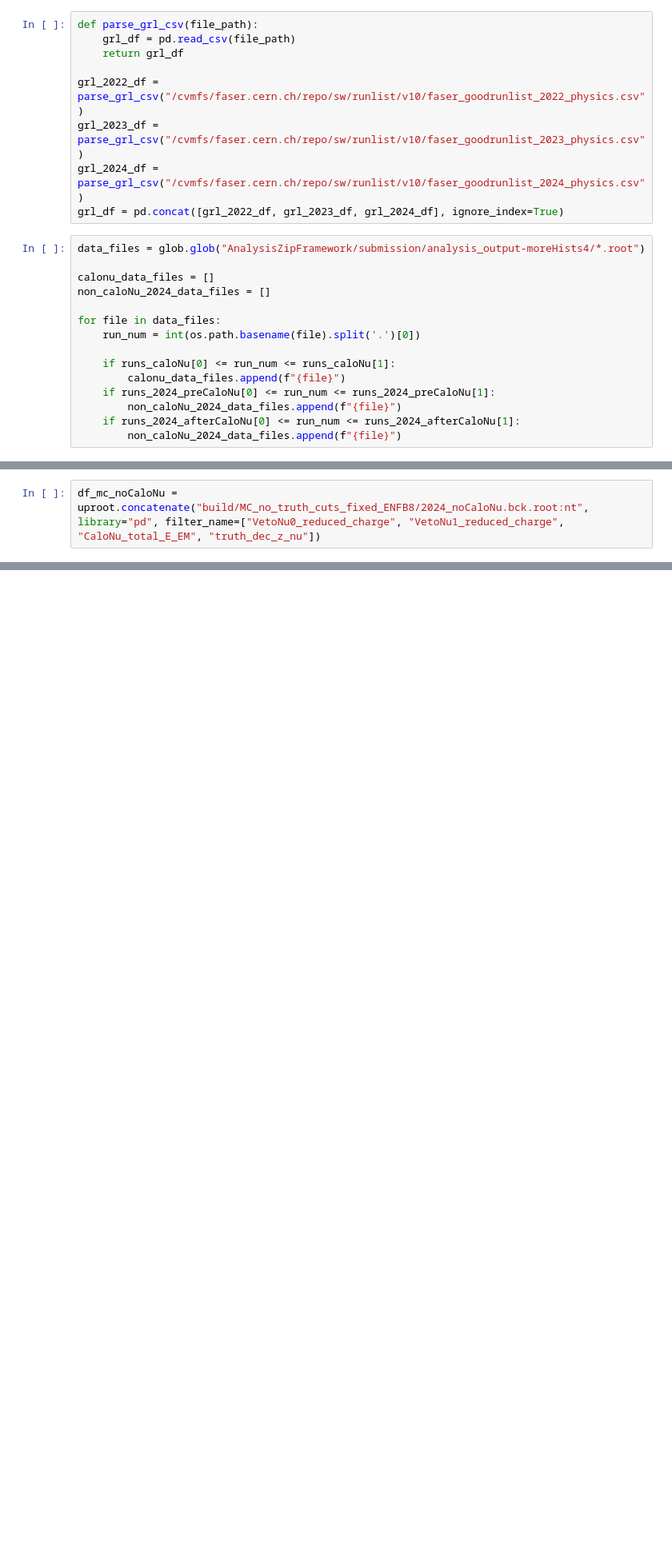
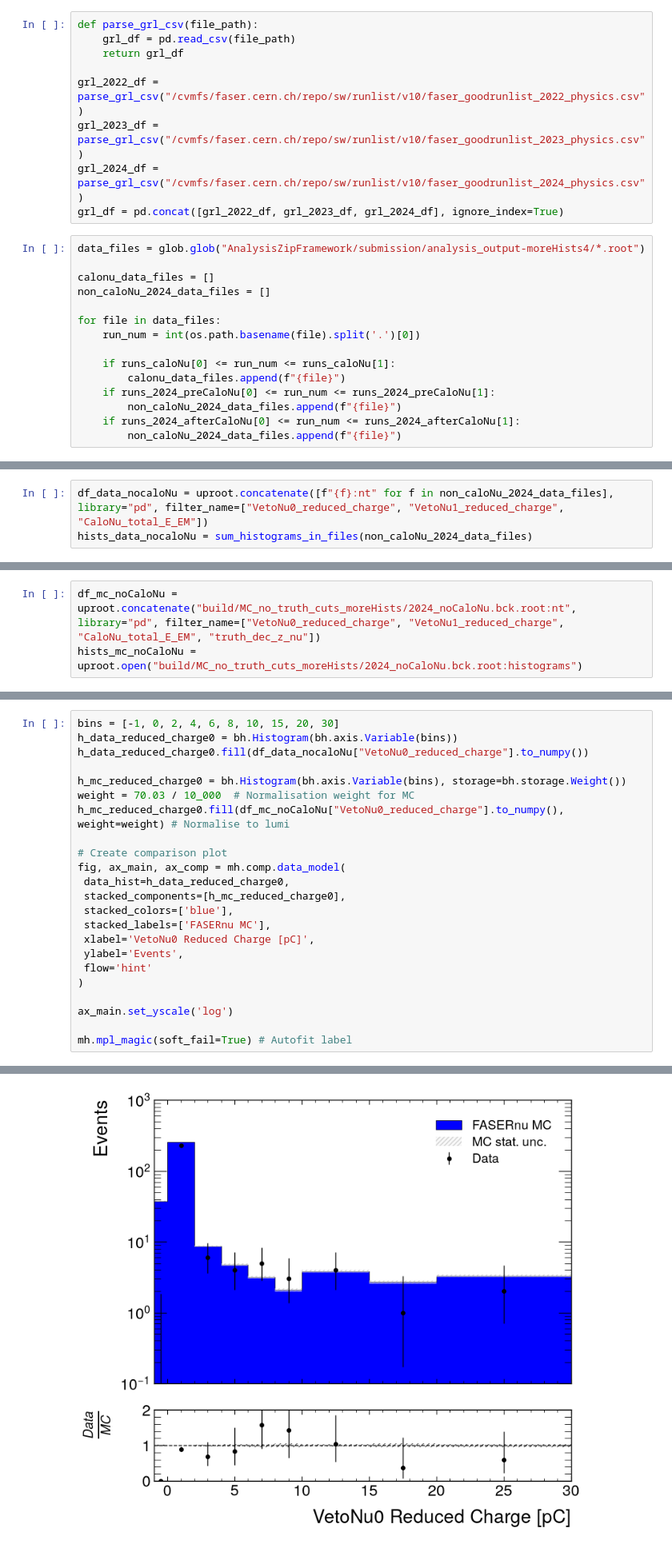
Before and after one commit to benw22022/nuAnalysis, a Jupyter notebook: reduced_charge_cut_eff.ipynb, the cells around one changed output, grey strips where cells are left out. Shown at 80% size. Saved outputs shown, nothing was run; the diff lists cells and outputs as text; blank space fills up the shorter version.

```diff
--- a/reduced_charge_cut_eff.ipynb
+++ b/reduced_charge_cut_eff.ipynb
@@ -62 +76,4 @@ df_data = uproot.concatenate([f"{f}:nt" for f in calonu_data_files], library="pd
+# %%
+df_data_nocaloNu = uproot.concatenate([f"{f}:nt" for f in non_caloNu_2024_data_files], library="pd", filter_name=["VetoNu0_reduced_charge", "VetoNu1_reduced_charge", "CaloNu_total_E_EM"])
+hists_data_nocaloNu = sum_histograms_in_files(non_caloNu_2024_data_files)
 # %%
@@ -64,4 +82,5 @@ df_mc_CaloNu = uproot.concatenate("build/MC_no_truth_cuts_fixed_ENFB8/2024_CaloN
 # %%
-df_mc_noCaloNu = uproot.concatenate("build/MC_no_truth_cuts_fixed_ENFB8/2024_noCaloNu.bck.root:nt", library="pd", filter_name=["VetoNu0_reduced_charge", "VetoNu1_reduced_charge", "CaloNu_total_E_EM", "truth_dec_z_nu"])
+df_mc_noCaloNu = uproot.concatenate("build/MC_no_truth_cuts_moreHists/2024_noCaloNu.bck.root:nt", library="pd", filter_name=["VetoNu0_reduced_charge", "VetoNu1_reduced_charge", "CaloNu_total_E_EM", "truth_dec_z_nu"])
+hists_mc_noCaloNu = uproot.open("build/MC_no_truth_cuts_moreHists/2024_noCaloNu.bck.root:histograms")
 # %%
 cut_val = 12.72e3
@@ -111,0 +131,24 @@ MC Front Fraction: 24.68%, MC Back Fraction: 75.32%
+# %%
+bins = [-1, 0, 2, 4, 6, 8, 10, 15, 20, 30]
+h_data_reduced_charge0 = bh.Histogram(bh.axis.Variable(bins))
+h_data_reduced_charge0.fill(df_data_nocaloNu["VetoNu0_reduced_charge"].to_numpy())
+
+h_mc_reduced_charge0 = bh.Histogram(bh.axis.Variable(bins), storage=bh.storage.Weight())
+weight = 70.03 / 10_000  # Normalisation weight for MC
+h_mc_reduced_charge0.fill(df_mc_noCaloNu["VetoNu0_reduced_charge"].to_numpy(), weight=weight) # Normalise to lumi
+
+# Create comparison plot
+fig, ax_main, ax_comp = mh.comp.data_model(
+ data_hist=h_data_reduced_charge0,
+ stacked_components=[h_mc_reduced_charge0],
+ stacked_colors=['blue'],
+ stacked_labels=['FASERnu MC'],
+ xlabel='VetoNu0 Reduced Charge [pC]',
+ ylabel='Events',
+ flow='hint'
+)
+
+ax_main.set_yscale('log')
+
+mh.mpl_magic(soft_fail=True) # Autofit label
+# %% [output]
@@ -112,3 +156,4 @@ MC Front Fraction: 24.68%, MC Back Fraction: 75.32%
+[figure, added]
 # %%
 bins = [-1, 0, 2, 4, 6, 8, 10, 15, 20, 30]
 
```
Also changed, not shown: parts of 25 cells of this notebook, 6 other files.
